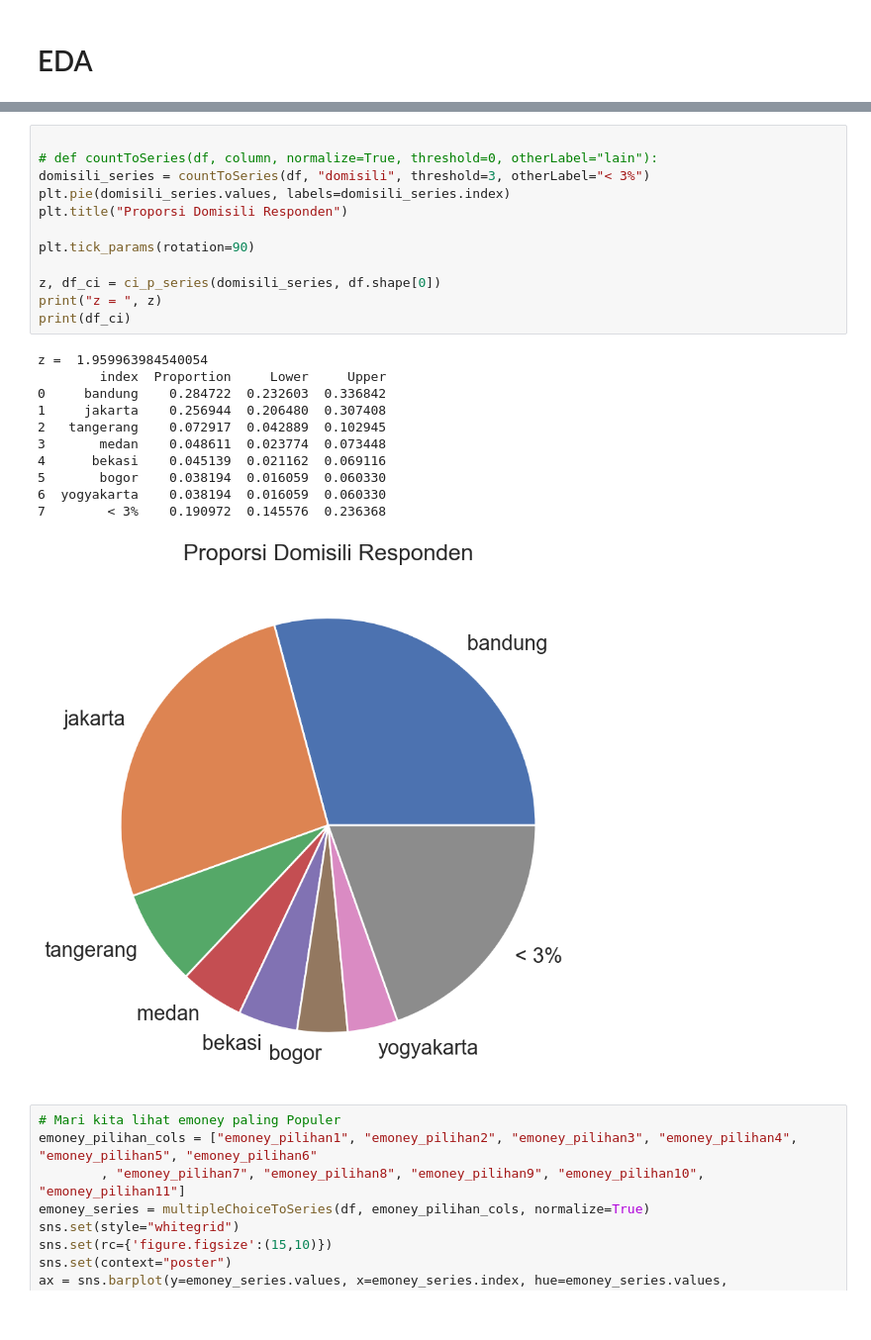
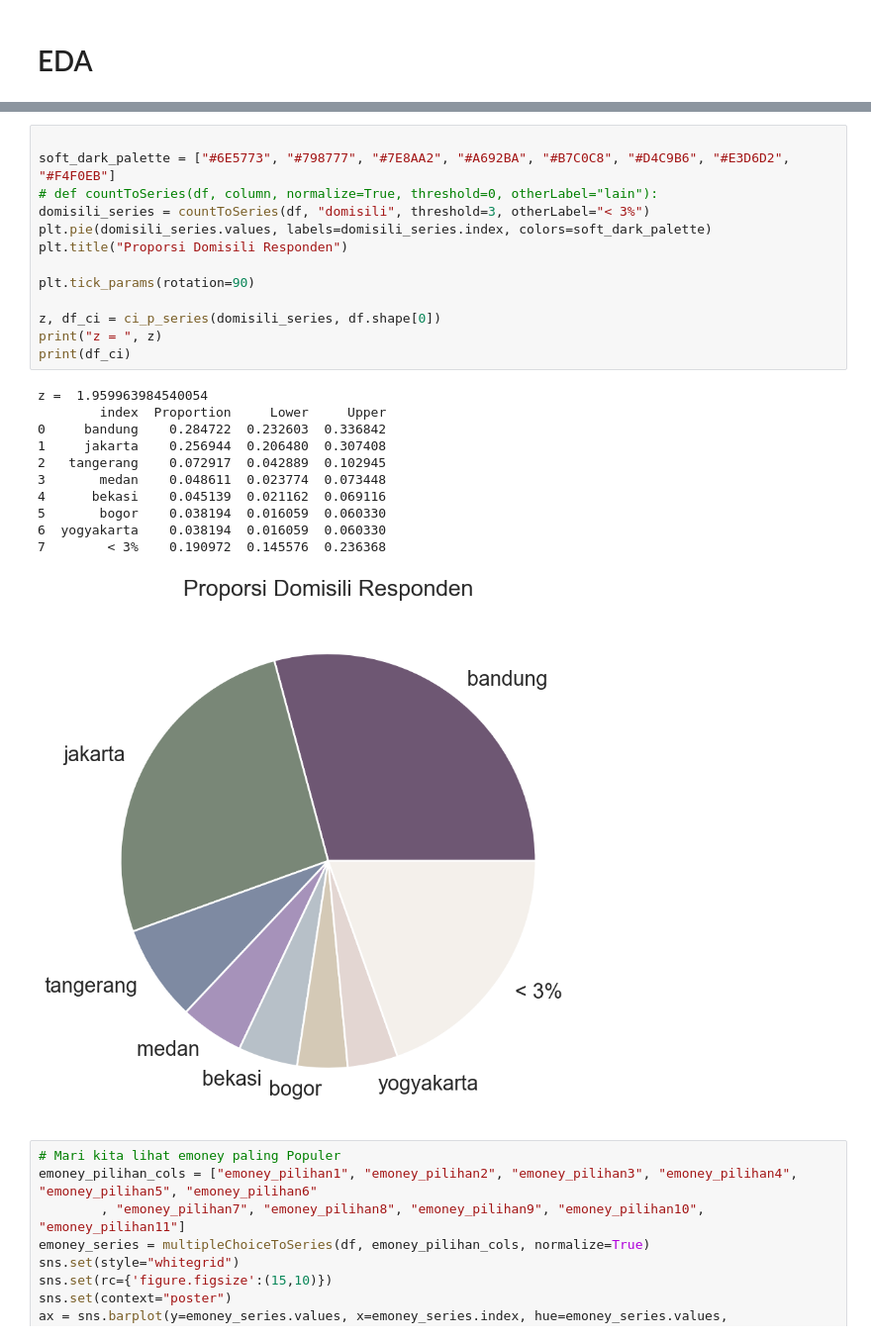
Before and after one commit to goldwinsonick/tubes-probstat-2023, a Jupyter notebook: scripts/02_Data Analysis.ipynb, the cells around one changed output, grey strips where cells are left out. Shown at 99% size. Drawn from its saved outputs; the diff is of its cells as text.

```diff
--- a/scripts/02_Data Analysis.ipynb
+++ b/scripts/02_Data Analysis.ipynb
@@ -193,27 +202,28 @@ z =  1.959963984540054
 # %%
 
+soft_dark_palette = ["#6E5773", "#798777", "#7E8AA2", "#A692BA", "#B7C0C8", "#D4C9B6", "#E3D6D2", "#F4F0EB"]
 # def countToSeries(df, column, normalize=True, threshold=0, otherLabel="lain"):
 domisili_series = countToSeries(df, "domisili", threshold=3, otherLabel="< 3%")
-plt.pie(domisili_series.values, labels=domisili_series.index)
+plt.pie(domisili_series.values, labels=domisili_series.index, colors=soft_dark_palette)
 plt.title("Proporsi Domisili Responden")
 
 plt.tick_params(rotation=90)
 
 z, df_ci = ci_p_series(domisili_series, df.shape[0])
 print("z = ", z)
 print(df_ci)
 # %% [output]
 z =  1.959963984540054
         index  Proportion     Lower     Upper
 0     bandung    0.284722  0.232603  0.336842
 1     jakarta    0.256944  0.206480  0.307408
 2   tangerang    0.072917  0.042889  0.102945
 3       medan    0.048611  0.023774  0.073448
 4      bekasi    0.045139  0.021162  0.069116
 5       bogor    0.038194  0.016059  0.060330
 6  yogyakarta    0.038194  0.016059  0.060330
 7        < 3%    0.190972  0.145576  0.236368
-[figure, old version]
+[figure, new version]
 # %%
 # Mari kita lihat emoney paling Populer
 emoney_pilihan_cols = ["emoney_pilihan1", "emoney_pilihan2", "emoney_pilihan3", "emoney_pilihan4", "emoney_pilihan5", "emoney_pilihan6"
```
Also changed, not shown: parts of 3 cells of this notebook, 43 other files.
